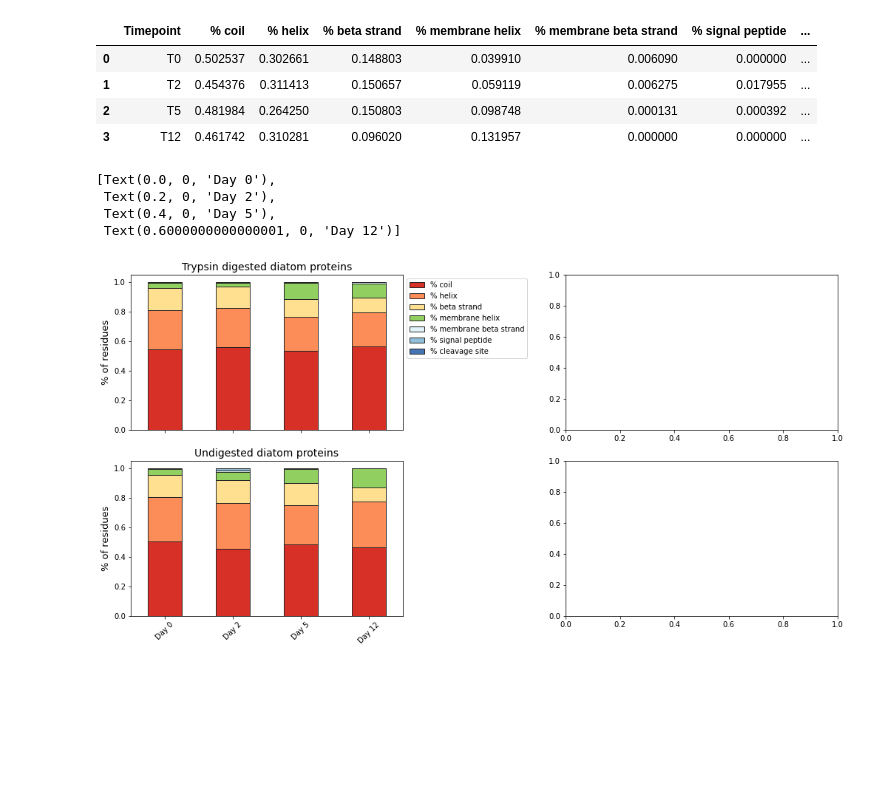
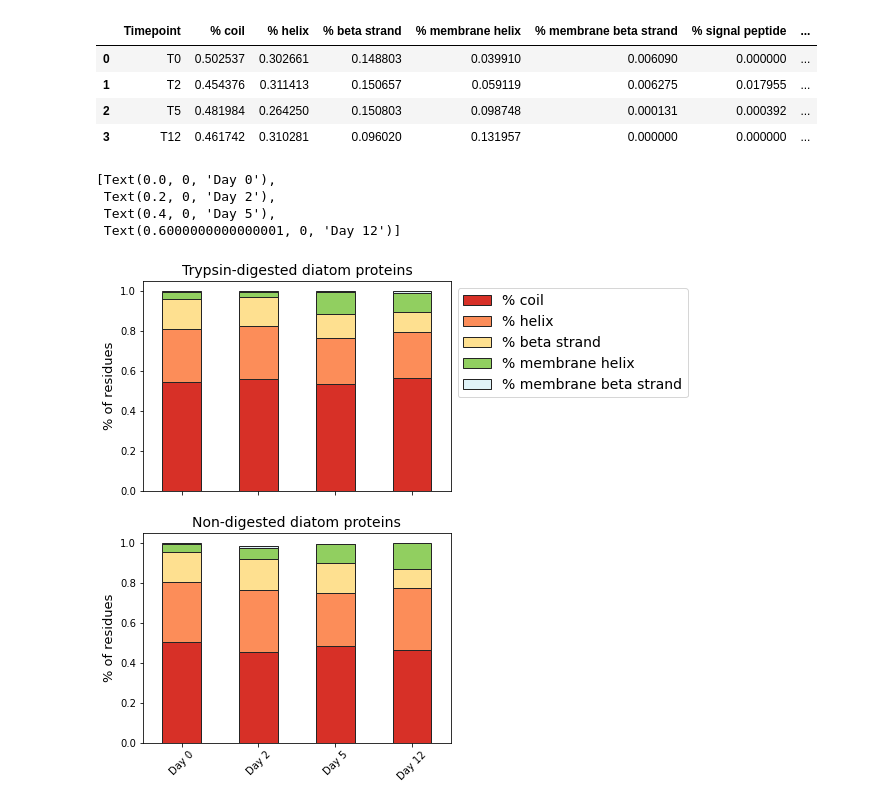
Before and after one commit to MeganEDuffy/rot-mayer, a Jupyter notebook: notebooks/Proteus2/Proteus2-protein/Proteus2-combination-protein.ipynb, the cells around one changed output. Saved outputs shown, nothing was run; the diff lists cells and outputs as text; code cells hidden in the pictures; blank space fills up the shorter version.

```diff
--- a/notebooks/Proteus2/Proteus2-protein/Proteus2-combination-protein.ipynb
+++ b/notebooks/Proteus2/Proteus2-protein/Proteus2-combination-protein.ipynb
@@ -153,32 +153,34 @@ PeaksDB_Proteus_undig.head(8)
 # %%
 # plot secondary structure predictions
 
 colors = '#d73027', '#fc8d59', '#fee090', '#91cf60', '#e0f3f8', '#91bfdb', '#4575b4'
 
 
-fig, axes = plt.subplots(figsize=(14, 7),nrows=2, ncols=2)
+fig, axes = plt.subplots(figsize=(5, 7),nrows=2, ncols=1)
 plt.tight_layout()
 
-plt.subplots_adjust(left=None, bottom=None, right=None, top=None, wspace= 0.6, hspace= 0.20)
+plt.subplots_adjust(left=None, bottom=None, right=None, top=None, wspace= 0.9, hspace= 0.20)
 
-PeaksDB_Proteus_trypsin.plot(ax=axes[0,0], kind='bar', stacked=True, \
+PeaksDB_Proteus_trypsin.plot(ax=axes[0], y = ['% coil', '% helix', '% beta strand', '% membrane helix', \
+                                               '% membrane beta strand'], kind='bar', stacked=True, \
                              color = colors, edgecolor = '#252525')
 
-PeaksDB_Proteus_undig.plot(ax=axes[1,0], kind='bar', stacked=True, \
+PeaksDB_Proteus_undig.plot(ax=axes[1], y = ['% coil', '% helix', '% beta strand', '% membrane helix', \
+                                               '% membrane beta strand'], kind='bar', stacked=True, \
                            color = colors, edgecolor = '#252525')
 
-axes[0,0].set_title('Trypsin digested diatom proteins', fontsize = 14)
-axes[0,0].set_ylabel("% of residues", fontsize = 13)
-axes[0,0].legend(bbox_to_anchor=(1,1), loc="upper left")
-axes[0,0].set_xticklabels( ('', '','', ''), rotation = 45)
+axes[0].set_title('Trypsin-digested diatom proteins', fontsize = 14)
+axes[0].set_ylabel("% of residues", fontsize = 13)
+axes[0].legend(bbox_to_anchor=(1,1), loc="upper left", fontsize = 14)
+axes[0].set_xticklabels( ('', '','', ''), rotation = 45)
 
-axes[1,0].set_title('Undigested diatom proteins', fontsize = 14)
-axes[1,0].set_ylabel("% of residues", fontsize = 13)
-axes[1,0].get_legend().remove()
-axes[1,0].set_xticklabels(('Day 0', 'Day 2','Day 5', 'Day 12'), rotation = 45)
+axes[1].set_title('Non-digested diatom proteins', fontsize = 14)
+axes[1].set_ylabel("% of residues", fontsize = 13)
+axes[1].get_legend().remove()
+axes[1].set_xticklabels(('Day 0', 'Day 2','Day 5', 'Day 12'), rotation = 45)
 # %% [output]
 [Text(0.0, 0, 'Day 0'),
  Text(0.2, 0, 'Day 2'),
  Text(0.4, 0, 'Day 5'),
  Text(0.6000000000000001, 0, 'Day 12')]
-[figure, old version]
+[figure, new version]
```
Also changed, not shown: 2 other files.
